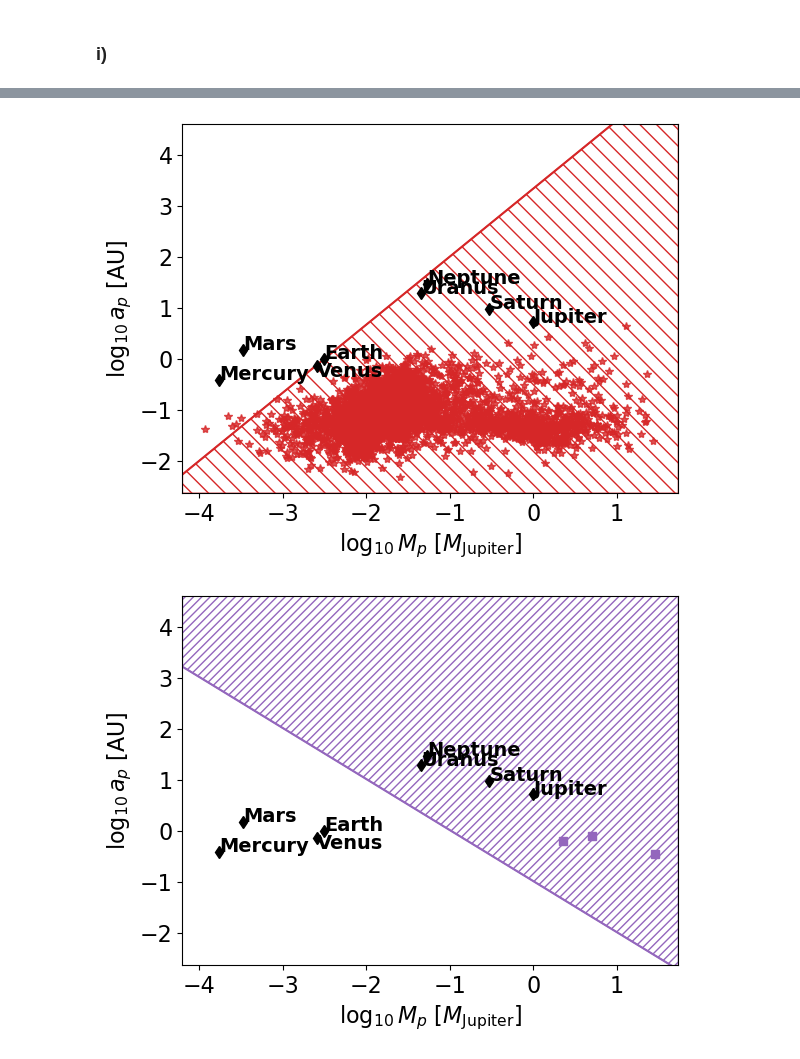
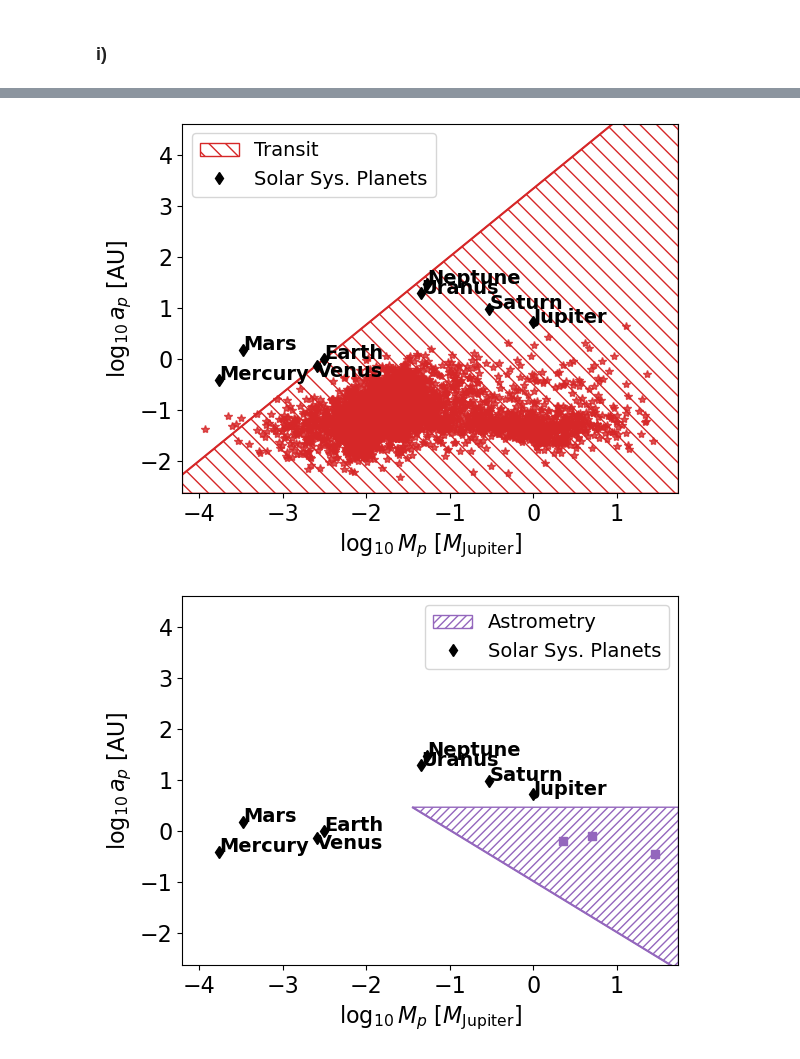
Before and after one commit to oliviergilbertastro/UMich, a Jupyter notebook: ASTRO530/hw6/hw6.ipynb, the cells around one changed output, grey strips where cells are left out. Saved outputs shown, nothing was run; the diff lists cells and outputs as text; code cells hidden in the pictures.

Commit message:
astrometry

```diff
--- a/ASTRO530/hw6/hw6.ipynb
+++ b/ASTRO530/hw6/hw6.ipynb
@@ -228,7 +232,9 @@ plt.close()
 
 m_p_range = np.logspace(*xlim, 100)
 def astrometry_limit(m_p):
-    return (((M_sun/(m_p*M_jup)) * 10E-5*u.AU).to(u.AU)).value
+    a_ps = (((M_sun/(m_p*M_jup)) * 10E-5*u.AU).to(u.AU)).value
+    a_ps = np.where(a_ps < 2.924, a_ps, np.nan)
+    return a_ps
 def RV_limit(m_p):
     return ((((m_p*M_jup)/M_sun)**2 * 8.871E8*u.AU).to(u.AU)).value
 def transit_limit(m_p):
@@ -249,7 +255,7 @@ for i,detection_method in enumerate(df["discoverymethod"].unique()):
         plt.fill_between([np.log10(5), xlim[1]], np.log10(10), ylim[1], color=colors[i], alpha=0.5, label=detection_method)
     if detection_method =="Astrometry":
         plt.plot(np.log10(m_p_range), np.log10(astrometry_limit(m_p_range)), marker="None", ls="-", color=colors[i])
-        plt.fill_between(np.log10(m_p_range), np.log10(astrometry_limit(m_p_range)), np.ones_like(m_p_range)*ylim[1], facecolor="None", alpha=1, edgecolor=colors[i], label=detection_method, hatch="////")
+        plt.fill_between(np.log10(m_p_range), np.log10(astrometry_limit(m_p_range)), np.ones_like(m_p_range)*np.log10(2.924), facecolor="None", alpha=1, edgecolor=colors[i], label=detection_method, hatch="////")
     if detection_method =="Radial Velocity":
         plt.plot(np.log10(m_p_range), np.log10(RV_limit(m_p_range)), marker="None", ls="-", color=colors[i])
         plt.fill_between(np.log10(m_p_range), np.ones_like(m_p_range)*ylim[0], np.log10(RV_limit(m_p_range)), facecolor="None", alpha=1, edgecolor=colors[i], label=detection_method, hatch="||||")
@@ -279,7 +285,7 @@ for i,detection_method in enumerate(df["discoverymethod"].unique()):
         plt.fill_between([np.log10(5), xlim[1]], np.log10(10), ylim[1], color=colors[i], alpha=0.5, label=detection_method)
     if detection_method =="Astrometry":
         plt.plot(np.log10(m_p_range), np.log10(astrometry_limit(m_p_range)), marker="None", ls="-", color=colors[i])
-        plt.fill_between(np.log10(m_p_range), np.log10(astrometry_limit(m_p_range)), np.ones_like(m_p_range)*ylim[1], facecolor="None", alpha=1, edgecolor=colors[i], label=detection_method, hatch="////")
+        plt.fill_between(np.log10(m_p_range), np.log10(astrometry_limit(m_p_range)), np.ones_like(m_p_range)*np.log10(2.924), facecolor="None", alpha=1, edgecolor=colors[i], label=detection_method, hatch="////")
     if detection_method =="Radial Velocity":
         plt.plot(np.log10(m_p_range), np.log10(RV_limit(m_p_range)), marker="None", ls="-", color=colors[i])
         plt.fill_between(np.log10(m_p_range), np.ones_like(m_p_range)*ylim[0], np.log10(RV_limit(m_p_range)), facecolor="None", alpha=1, edgecolor=colors[i], label=detection_method, hatch="||||")
@@ -293,7 +299,7 @@ for i,detection_method in enumerate(df["discoverymethod"].unique()):
     pl_masses = sub_df["pl_bmassj"]
     pl_semi_major_axis = sub_df["pl_orbsmax"]
 
-    plt.plot(np.log10(pl_masses), np.log10(pl_semi_major_axis), ls="None", marker=symbols[i], color=colors[i], alpha=(1 if detection_method!="Transit" else 0.8), label=detection_method)
+    plt.plot(np.log10(pl_masses), np.log10(pl_semi_major_axis), ls="None", marker=symbols[i], color=colors[i], alpha=(1 if detection_method!="Transit" else 0.8))
 
     for i, planet in enumerate(planets):
         plt.plot(np.log10(masses_M_jup[i]), np.log10(a_AU[i]), marker="d", color="black", ls="None", label=(None if i!=0 else "Solar Sys. Planets"))
@@ -303,6 +309,6 @@ for i,detection_method in enumerate(df["discoverymethod"].unique()):
     plt.ylim(ylim)
     plt.xlabel(r"$\log_{10}M_p$ [$M_\mathrm{Jupiter}$]")
     plt.ylabel(r"$\log_{10}a_p$ [AU]")
-    #plt.legend(fontsize=14)
+    plt.legend(fontsize=14)
     plt.show()
 # %% [output]
@@ -312,2 +318,2 @@ for i,detection_method in enumerate(df["discoverymethod"].unique()):
-[figure, old version]
+[figure, new version]
-[figure, old version]
+[figure, new version]
```
Also changed, not shown: parts of 3 cells of this notebook.
